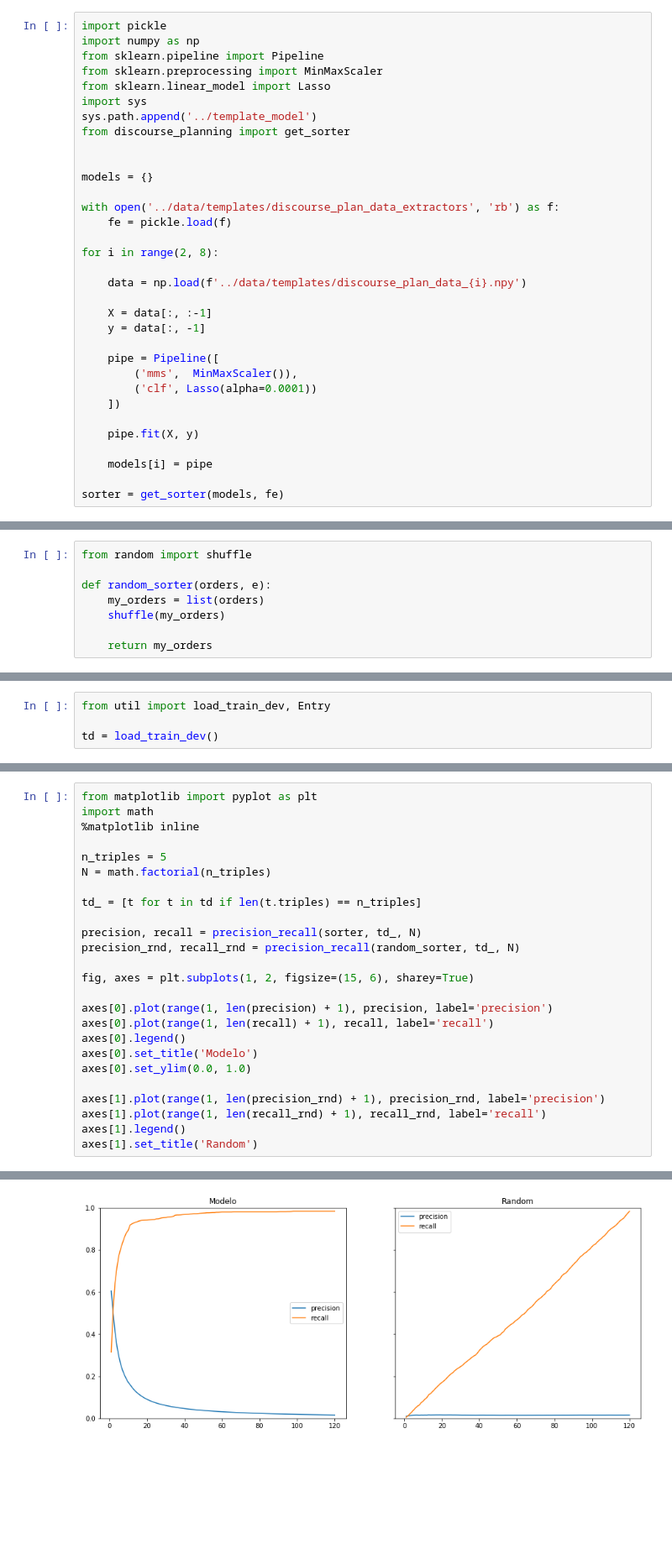
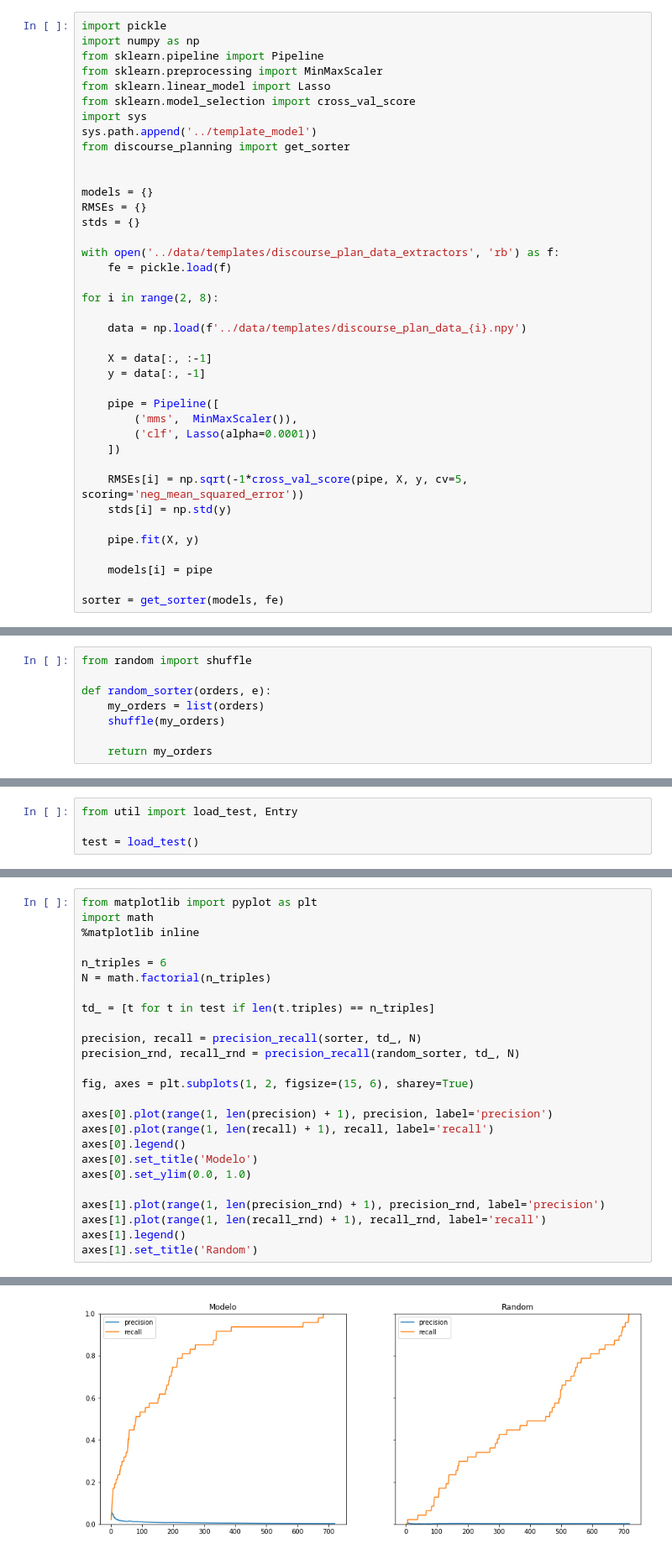
Before and after one commit to abevieiramota/masters, a Jupyter notebook: notebook/03 - Discourse Planning.ipynb, the cells around one changed output, grey strips where cells are left out. Shown at 84% size. Saved outputs shown, nothing was run; the diff lists cells and outputs as text; blank space fills up the shorter version.

```diff
--- a/notebook/03 - Discourse Planning.ipynb
+++ b/notebook/03 - Discourse Planning.ipynb
@@ -1170,12 +1170,15 @@ import numpy as np
 from sklearn.pipeline import Pipeline
 from sklearn.preprocessing import MinMaxScaler
 from sklearn.linear_model import Lasso
+from sklearn.model_selection import cross_val_score
 import sys
 sys.path.append('../template_model')
 from discourse_planning import get_sorter
 
 
 models = {}
+RMSEs = {}
+stds = {}
 
 with open('../data/templates/discourse_plan_data_extractors', 'rb') as f:
     fe = pickle.load(f)
@@ -1192,6 +1195,9 @@ for i in range(2, 8):
         ('clf', Lasso(alpha=0.0001))
     ])
 
+    RMSEs[i] = np.sqrt(-1*cross_val_score(pipe, X, y, cv=5, scoring='neg_mean_squared_error'))
+    stds[i] = np.std(y)
+
     pipe.fit(X, y)
 
     models[i] = pipe
@@ -1238,4 +1264,4 @@ random_sorter()
 # %%
-from util import load_train_dev, Entry
+from util import load_test, Entry
 
-td = load_train_dev()
+test = load_test()
@@ -1242,28 +1326,28 @@ td = load_train_dev()
 # %%
 from matplotlib import pyplot as plt
 import math
 %matplotlib inline
 
-n_triples = 5
+n_triples = 6
 N = math.factorial(n_triples)
 
-td_ = [t for t in td if len(t.triples) == n_triples]
+td_ = [t for t in test if len(t.triples) == n_triples]
 
 precision, recall = precision_recall(sorter, td_, N)
 precision_rnd, recall_rnd = precision_recall(random_sorter, td_, N)
 
 fig, axes = plt.subplots(1, 2, figsize=(15, 6), sharey=True)
 
 axes[0].plot(range(1, len(precision) + 1), precision, label='precision')
 axes[0].plot(range(1, len(recall) + 1), recall, label='recall')
 axes[0].legend()
 axes[0].set_title('Modelo')
 axes[0].set_ylim(0.0, 1.0)
 
 axes[1].plot(range(1, len(precision_rnd) + 1), precision_rnd, label='precision')
 axes[1].plot(range(1, len(recall_rnd) + 1), recall_rnd, label='recall')
 axes[1].legend()
 axes[1].set_title('Random')
 # %% [output]
 Text(0.5, 1.0, 'Random')
-[figure, old version]
+[figure, new version]
```
Also changed, not shown: parts of 8 cells of this notebook, 5 other files.
